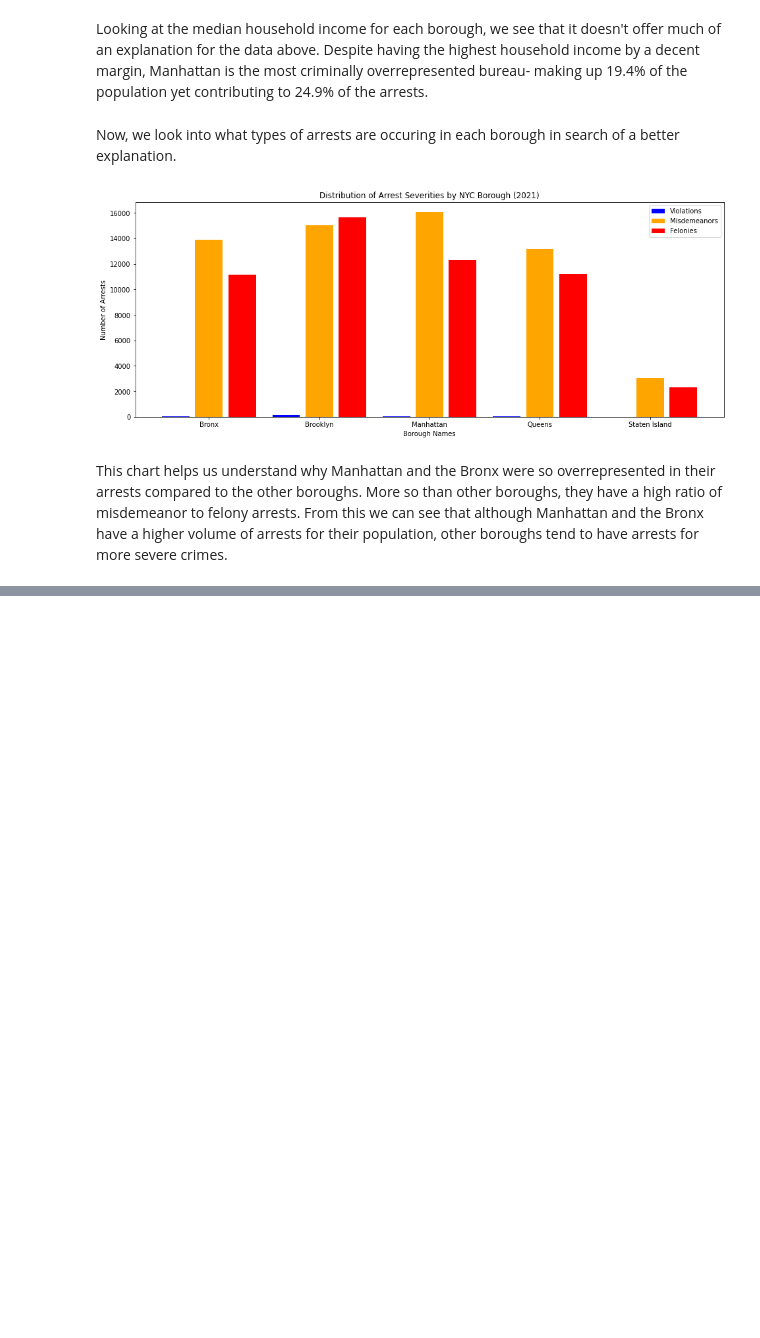
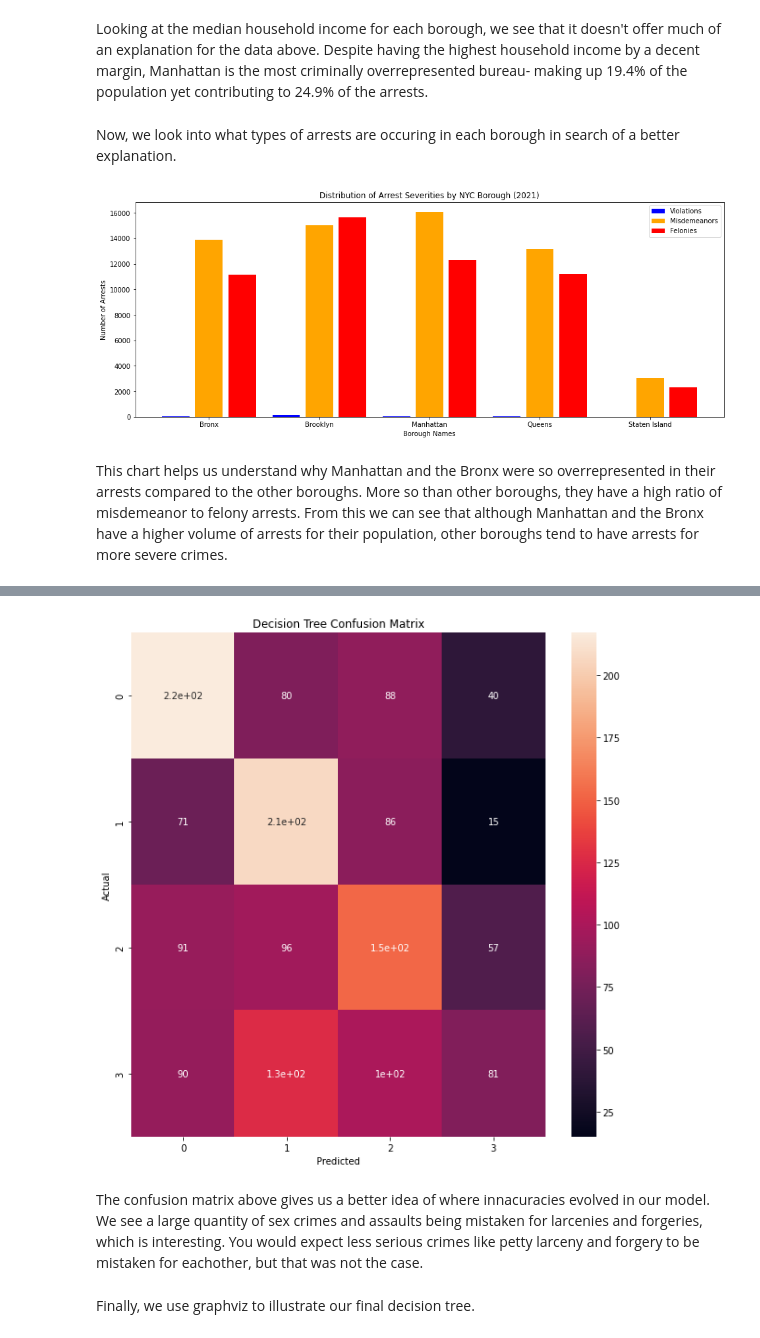
Before and after one commit to monsarkey/monsarkey.github.io, a Jupyter notebook: smarkey_nyc_crime.ipynb, the cells around one changed output, grey strips where cells are left out. Saved outputs shown, nothing was run; the diff lists cells and outputs as text; code cells hidden in the pictures; blank space fills up the shorter version.

```diff
--- a/smarkey_nyc_crime.ipynb
+++ b/smarkey_nyc_crime.ipynb
@@ -270,0 +284,7 @@ This chart helps us understand why Manhattan and the Bronx were so overrepresent
+# %%
+larcenies = df[df['OFFENSE'] == 0].sample(2000)
+forgeries = df[df['OFFENSE'] == 1].sample(2000)
+sex_crimes = df[df['OFFENSE'] == 2].sample(2000)
+assaults = df[df['OFFENSE'] == 3].sample(2000)
+
+df = pd.concat([larcenies, forgeries, sex_crimes, assaults])
@@ -270,0 +293,3 @@ This chart helps us understand why Manhattan and the Bronx were so overrepresent
+# %%
+df = pd.get_dummies(df, columns=['ARREST_BORO', 'PERP_RACE', 'PERP_SEX', 'AGE_GROUP'])
+df.head()
@@ -270,0 +305,10 @@ This chart helps us understand why Manhattan and the Bronx were so overrepresent
+# %%
+from sklearn.model_selection import train_test_split
+
+in_df = df.drop(columns=['ARREST_DATE', 'KY_CD', 'OFNS_DESC', 'LAW_CAT_CD', 'JURISDICTION_CODE', 'Latitude', 'Longitude', 'OFFENSE'])
+out_df = df[['OFFENSE']]
+
+train_in, test_in, train_out, test_out = train_test_split(in_df.values, out_df.values, test_size=0.20, random_state=42)
+
+print(f"training data length: {len(train_in)}\ntesting data length: {len(test_in)}")
+in_df.head()
@@ -270,0 +326,13 @@ This chart helps us understand why Manhattan and the Bronx were so overrepresent
+# %%
+from sklearn import tree
+
+clf = tree.DecisionTreeClassifier(max_depth=4)
+clf = clf.fit(train_in, train_out)
+pred = clf.predict(test_in)
+
+corr = 0
+for i in range(len(pred)):
+  if pred[i] == test_out[i]:
+    corr += 1
+
+print(f"Successfully identified {corr}/{len(pred)} samples for {(corr*100)/len(pred)}% Accuracy")
@@ -270,0 +343,16 @@ This chart helps us understand why Manhattan and the Bronx were so overrepresent
+# %%
+import seaborn as sn
+
+test_out = test_out.reshape(len(test_out))
+confusion_matrix = pd.crosstab(test_out, pred, rownames=['Actual'], colnames=['Predicted'])
+
+plt.figure(figsize=(10,10))
+sn.heatmap(confusion_matrix, annot=True)
+plt.title("Decision Tree Confusion Matrix")
+plt.show()
+# %% [output]
+[figure, added]
+# %% [markdown]
+The confusion matrix above gives us a better idea of where innacuracies evolved in our model. We see a large quantity of sex crimes and assaults being mistaken for larcenies and forgeries, which is interesting. You would expect less serious crimes like petty larceny and forgery to be mistaken for eachother, but that was not the case.
+# %% [markdown]
+Finally, we use graphviz to illustrate our final decision tree.
```
Also changed, not shown: parts of 29 cells of this notebook, 1 other file.
